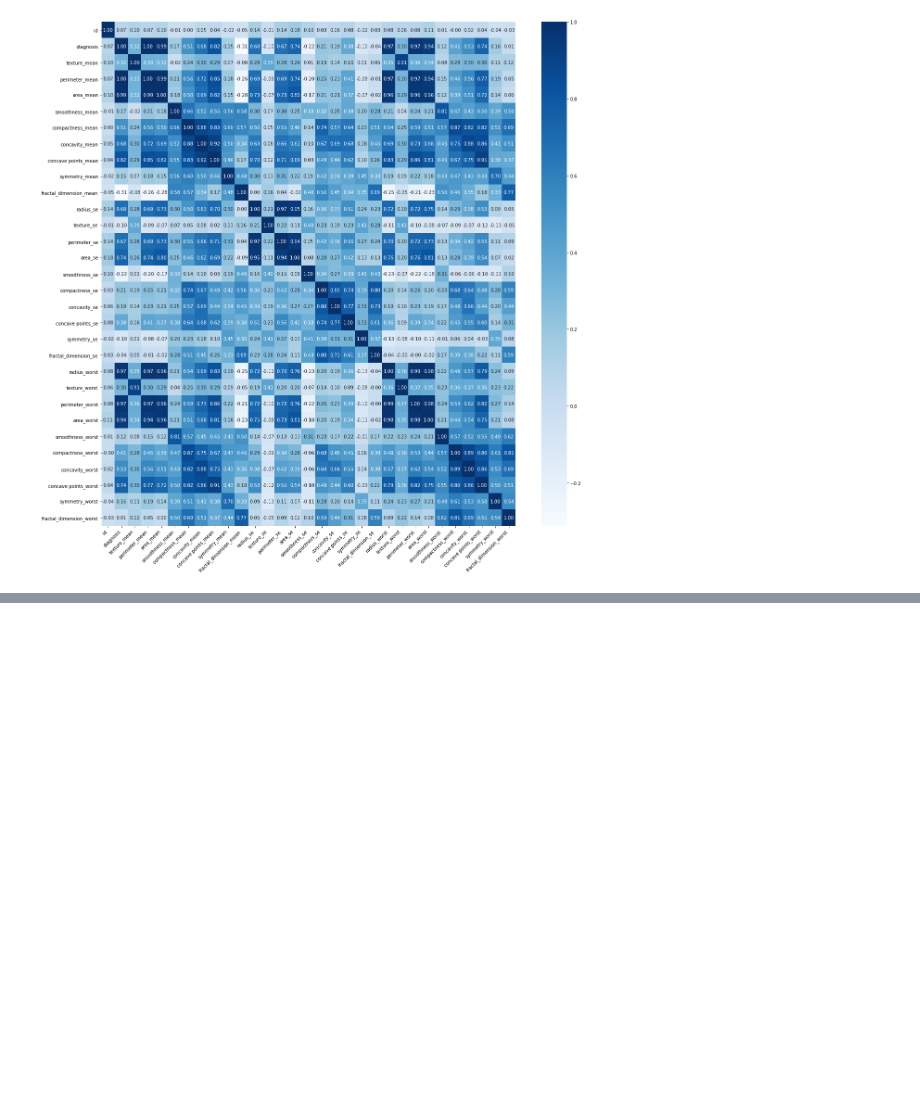
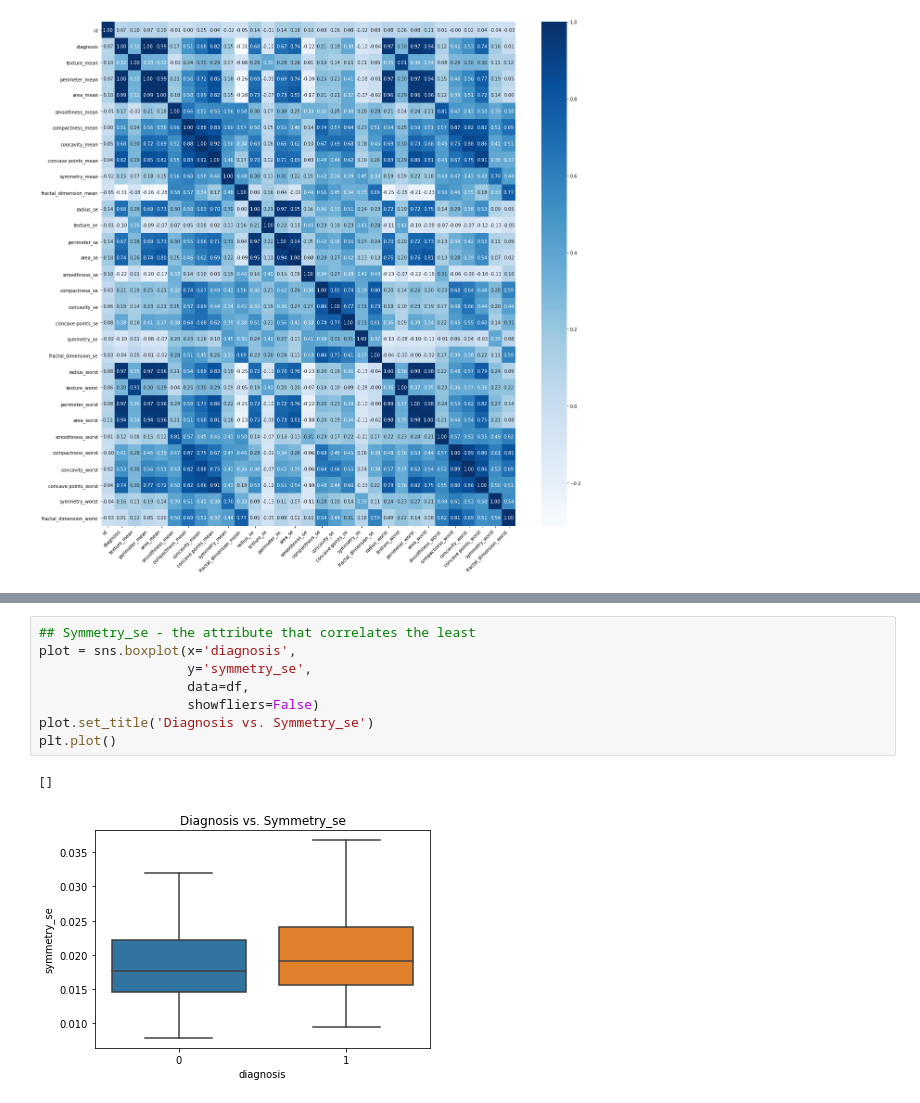
Before and after one commit to Liveo123/horse_racing, a Jupyter notebook: breast_cancer.ipynb, the cells around one changed output, grey strips where cells are left out. Cells and saved outputs as stored; diff of their text form; blank space fills up the shorter version.

```diff
--- a/breast_cancer.ipynb
+++ b/breast_cancer.ipynb
@@ -172,0 +267,11 @@ plt.show()
+# %%
+## Symmetry_se - the attribute that correlates the least
+plot = sns.boxplot(x='diagnosis',
+                   y='symmetry_se',
+                   data=df,
+                   showfliers=False)
+plot.set_title('Diagnosis vs. Symmetry_se')
+plt.plot()
+# %% [output]
+[]
+[figure, added]
```
Also changed, not shown: parts of 14 cells of this notebook.
